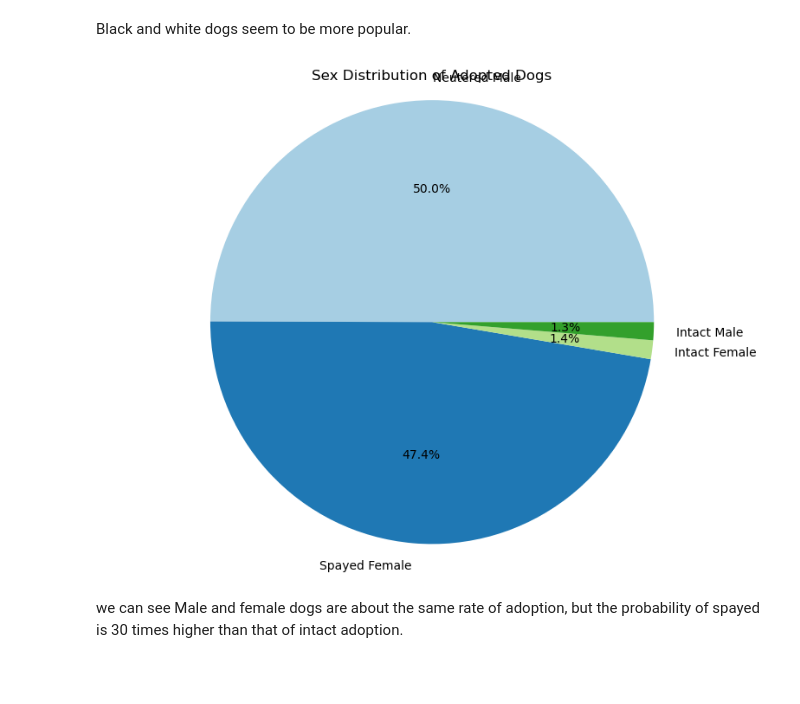
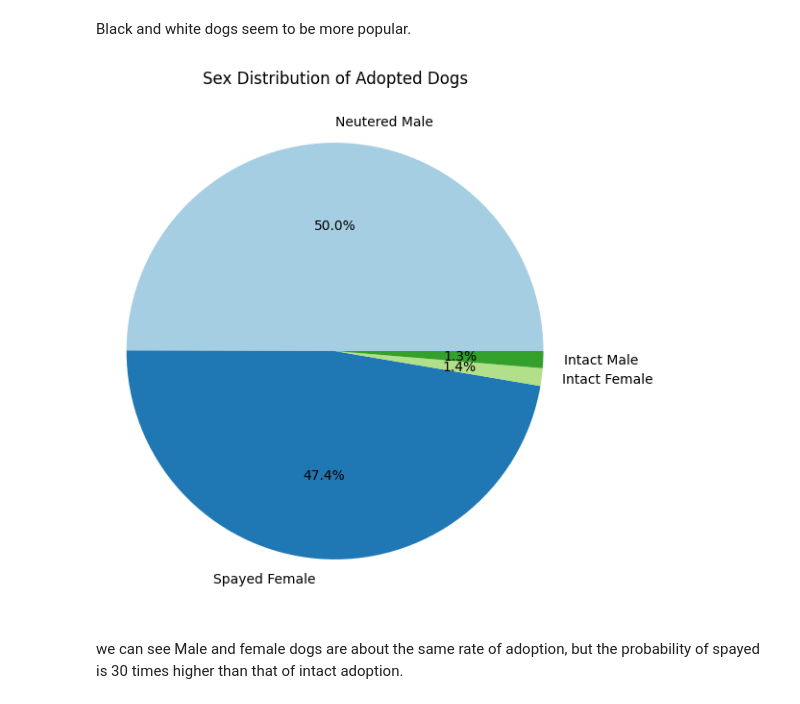
Before and after one commit to hlm01/ECE_143_Project, a Jupyter notebook: main.ipynb, the cells around one changed output. Drawn from its saved outputs; the diff is of its cells as text; code cells hidden in the pictures; blank space fills up the shorter version.

```diff
--- a/main.ipynb
+++ b/main.ipynb
@@ -368,25 +314,25 @@ Black and white dogs seem to be more popular.
 # %%
 # Sex Analysis
 sex_counts = (
     dogs_adopted
     .group_by('sex_upon_outcome')
     .agg(pl.len().alias('count'))
     .sort('count', descending=True)
 )
 
-plt.figure(figsize=(8, 6))
+plt.figure(figsize=(6, 6))
 plt.pie(
     sex_counts['count'].to_list(),
     labels=sex_counts['sex_upon_outcome'].to_list(),
     autopct='%1.1f%%',
     colors=plt.cm.Paired.colors
 )
 plt.title('Sex Distribution of Adopted Dogs')
 plt.axis('equal')  # Equal aspect ratio ensures that pie is drawn as a circle
 plt.tight_layout()
 plt.show()
 # %% [output]
-[figure, old version]
+[figure, new version]
 # %% [markdown]
 we can see Male and female dogs are about the same rate of adoption, but the probability of spayed is 30 times higher than that of intact adoption.
 # %%
```
Also changed, not shown: parts of 10 cells of this notebook, 1 other file.
